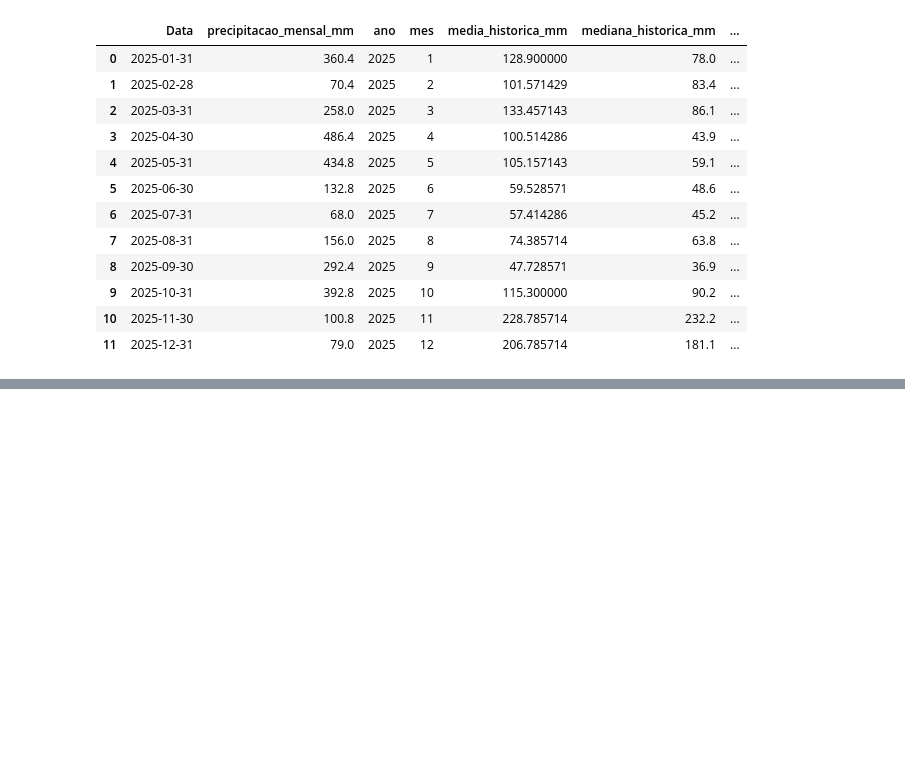
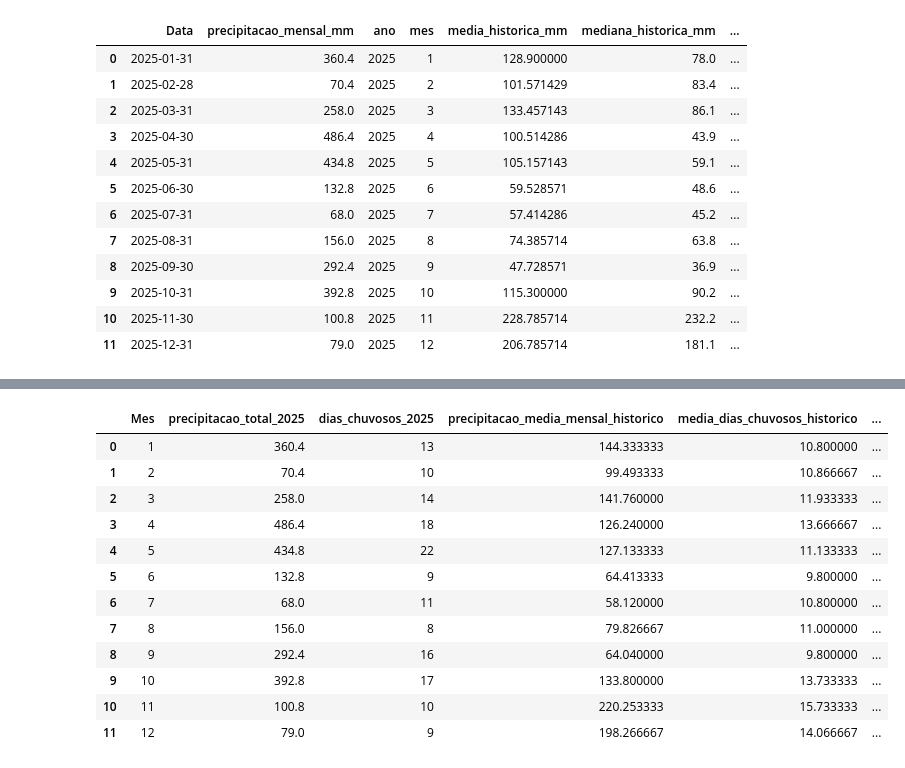
Before and after one commit to Aofacy/secretaria_meio_ambiente, a Jupyter notebook: meteorologia/vitoria/transforming.ipynb, the cells around one changed output, grey strips where cells are left out. Saved outputs shown, nothing was run; the diff lists cells and outputs as text; code cells hidden in the pictures; blank space fills up the shorter version.

```diff
--- a/meteorologia/vitoria/transforming.ipynb
+++ b/meteorologia/vitoria/transforming.ipynb
@@ -1143,0 +1340,18 @@ comparacao_2025
+# %%
+# Auditando os valores do gráfico de intensidade de chuvas
+tabela_analise['intensidade_2025_mm_dia'] = tabela_analise['precipitacao_total_2025'] / tabela_analise['dias_chuvosos_2025']
+tabela_analise
+# %% [output]
+|  | Mes | precipitacao_total_2025 | dias_chuvosos_2025 | precipitacao_media_mensal_historico | media_dias_chuvosos_historico | ... |
+| 0 | 1 | 360.4 | 13 | 144.333333 | 10.800000 | ... |
+| 1 | 2 | 70.4 | 10 | 99.493333 | 10.866667 | ... |
+| 2 | 3 | 258.0 | 14 | 141.760000 | 11.933333 | ... |
+| 3 | 4 | 486.4 | 18 | 126.240000 | 13.666667 | ... |
+| 4 | 5 | 434.8 | 22 | 127.133333 | 11.133333 | ... |
+| 5 | 6 | 132.8 | 9 | 64.413333 | 9.800000 | ... |
+| 6 | 7 | 68.0 | 11 | 58.120000 | 10.800000 | ... |
+| 7 | 8 | 156.0 | 8 | 79.826667 | 11.000000 | ... |
+| 8 | 9 | 292.4 | 16 | 64.040000 | 9.800000 | ... |
+| 9 | 10 | 392.8 | 17 | 133.800000 | 13.733333 | ... |
+| 10 | 11 | 100.8 | 10 | 220.253333 | 15.733333 | ... |
+| 11 | 12 | 79.0 | 9 | 198.266667 | 14.066667 | ... |
```
Also changed, not shown: parts of 7 cells of this notebook, 2 other files.
